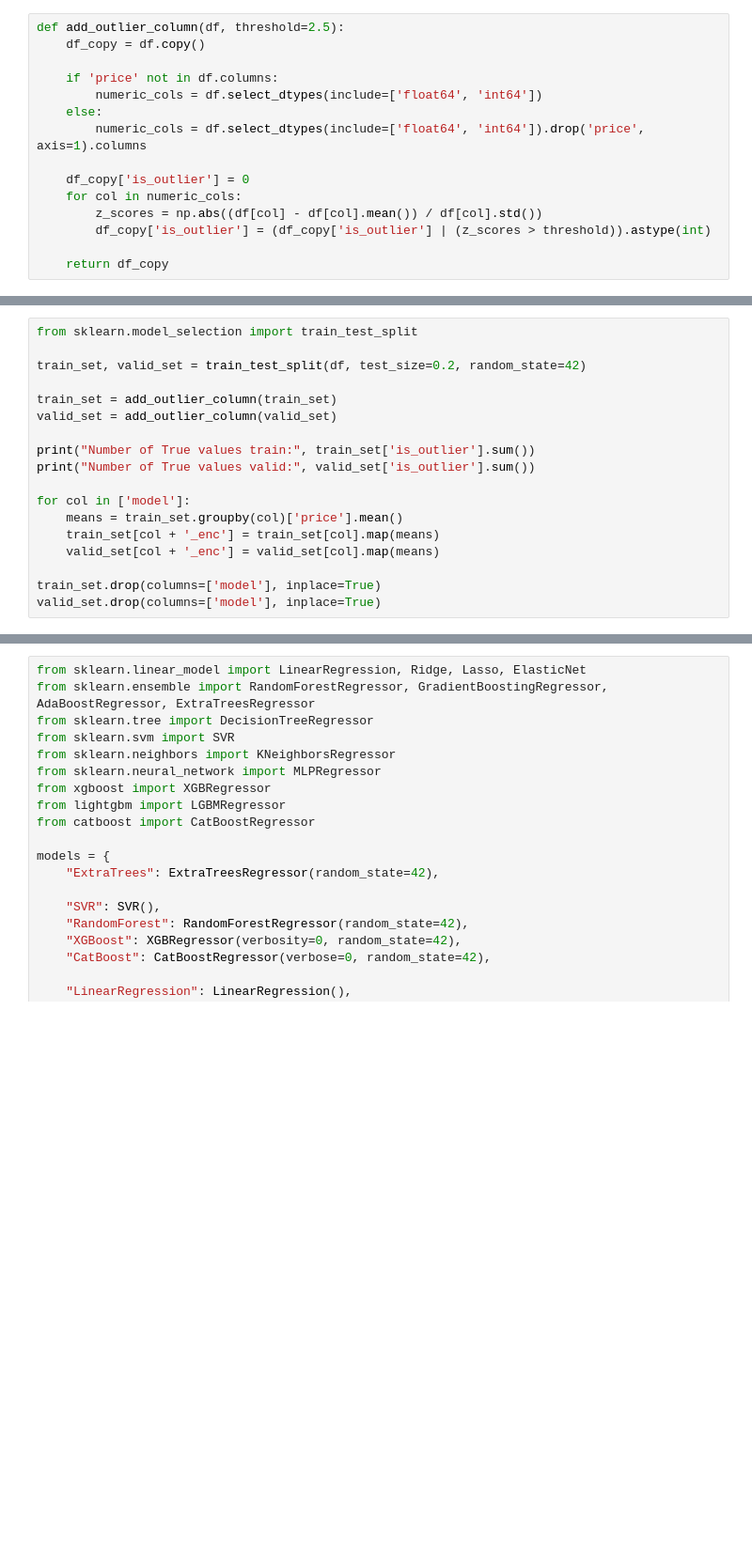
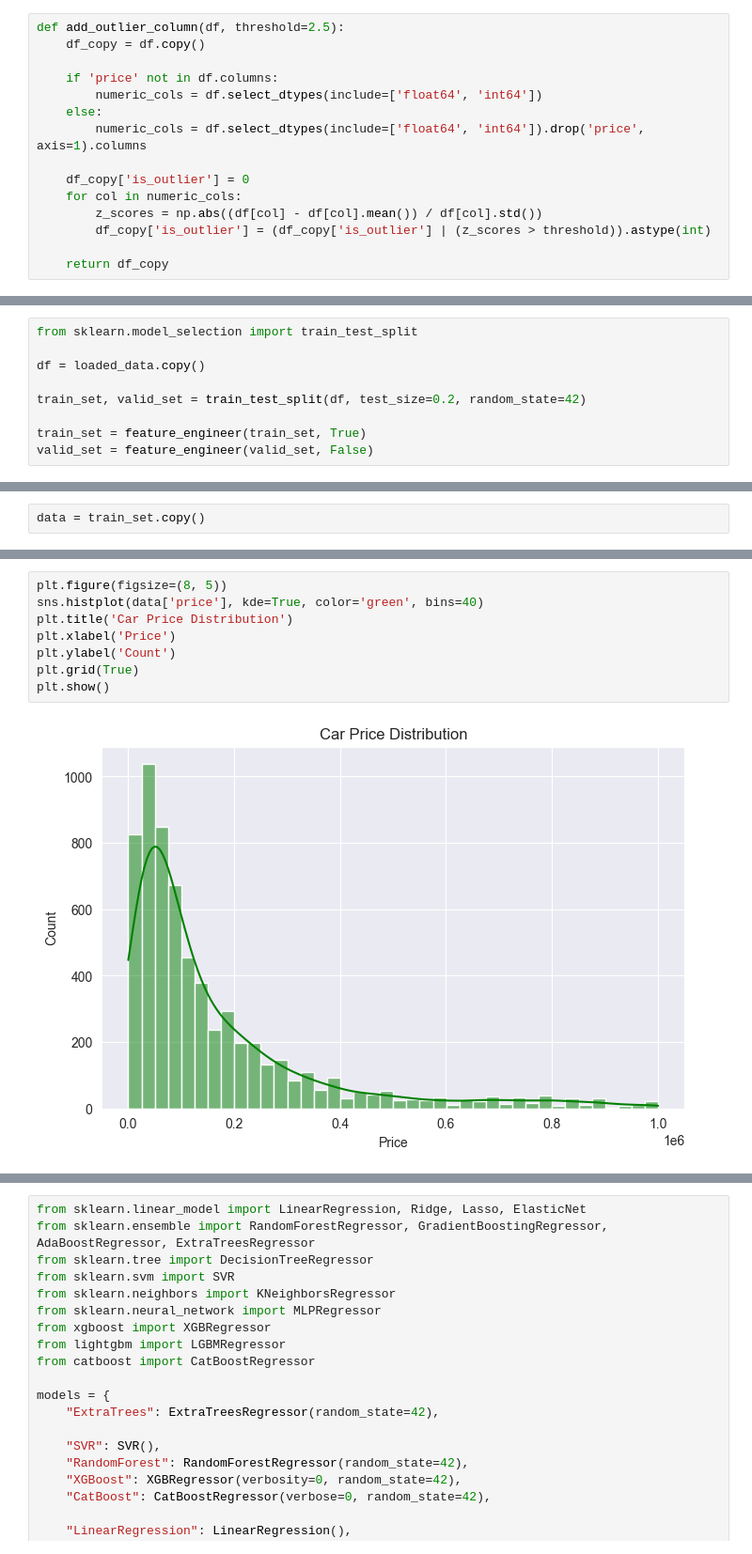
Before and after one commit to gerageragera39/ml_project_topic21_v23, a Jupyter notebook: src/ModelTraining.ipynb, the cells around one changed output, grey strips where cells are left out. Shown at 94% size. Drawn from its saved outputs; the diff is of its cells as text; blank space fills up the shorter version.

```diff
--- a/src/ModelTraining.ipynb
+++ b/src/ModelTraining.ipynb
@@ -107,18 +141,0 @@ memory usage: 1.3+ MB
-# %%
-from sklearn.model_selection import train_test_split
-
-train_set, valid_set = train_test_split(df, test_size=0.2, random_state=42)
-
-train_set = add_outlier_column(train_set)
-valid_set = add_outlier_column(valid_set)
-
-print("Number of True values train:", train_set['is_outlier'].sum())
-print("Number of True values valid:", valid_set['is_outlier'].sum())
-
-for col in ['model']:
-    means = train_set.groupby(col)['price'].mean()
-    train_set[col + '_enc'] = train_set[col].map(means)
-    valid_set[col + '_enc'] = valid_set[col].map(means)
-
-train_set.drop(columns=['model'], inplace=True)
-valid_set.drop(columns=['model'], inplace=True)
@@ -127,0 +169,9 @@ Number of True values valid: 406
+# %%
+from sklearn.model_selection import train_test_split
+
+df = loaded_data.copy()
+
+train_set, valid_set = train_test_split(df, test_size=0.2, random_state=42)
+
+train_set = feature_engineer(train_set, True)
+valid_set = feature_engineer(valid_set, False)
@@ -127,0 +183,2 @@ Number of True values valid: 406
+# %%
+data = train_set.copy()
@@ -127,0 +226,10 @@ Number of True values valid: 406
+# %%
+plt.figure(figsize=(8, 5))
+sns.histplot(data['price'], kde=True, color='green', bins=40)
+plt.title('Car Price Distribution')
+plt.xlabel('Price')
+plt.ylabel('Count')
+plt.grid(True)
+plt.show()
+# %% [output]
+[figure, added]
```
Also changed, not shown: parts of 29 cells of this notebook, 1 other file.
